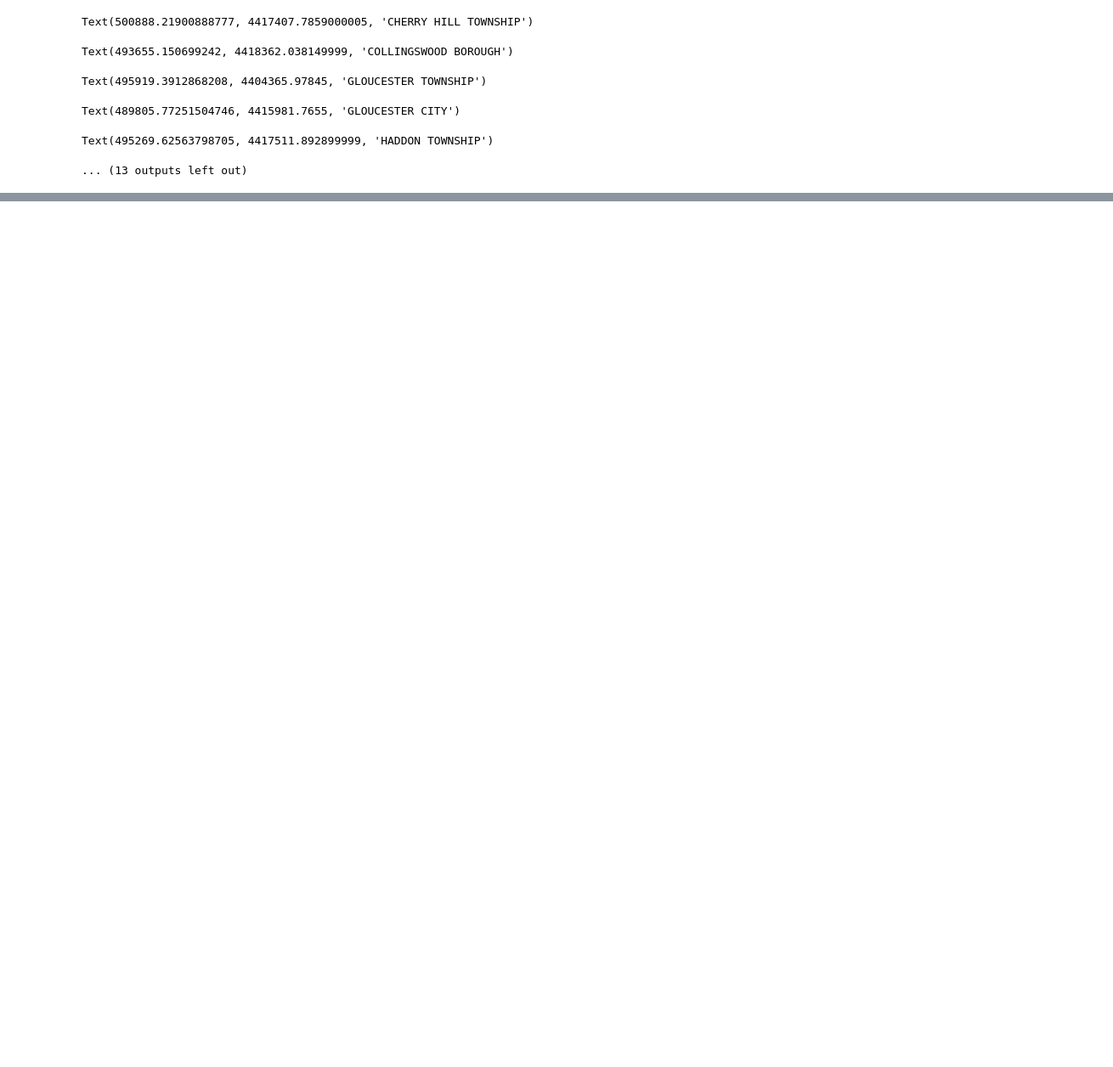
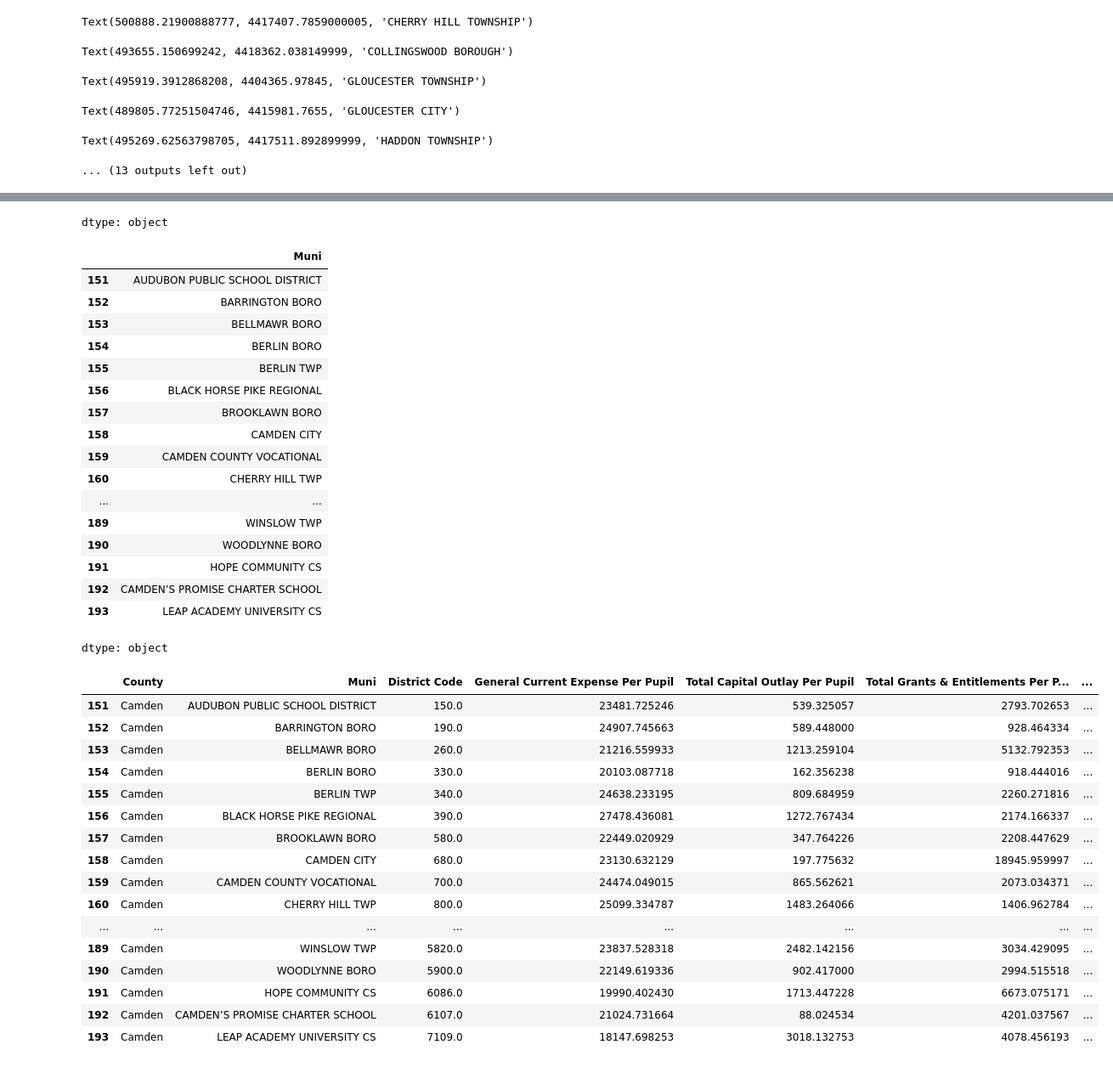
Before and after one commit to MhiyaJ/My-GIS-Stuff, a Jupyter notebook: After School Programs PS2.ipynb, the cells around one changed output, grey strips where cells are left out. Shown at 85% size. Cells and saved outputs as stored; diff of their text form; code cells hidden in the pictures; blank space fills up the shorter version.

```diff
--- a/After School Programs PS2.ipynb
+++ b/After School Programs PS2.ipynb
@@ -906,0 +916,2 @@ fig.show()
+# %%
+SpeXls =pd.read_excel ('https://github.com/MhiyaJ/My-GIS-Stuff/raw/refs/heads/main/Detail_FY24.xlsx', header = 2)
@@ -906,0 +927,10 @@ fig.show()
+# %%
+SpeXls = SpeXls[SpeXls['County'] == 'Camden']
+SpeXls.rename(columns={'District Name': 'Muni'}, inplace=True)
+SpeXls ['Muni'].replace('BORO', 'BOROUGH')
+SpeXls ['Muni'] = SpeXls ['Muni'].str.upper()
+SpeXls ['Muni'] = SpeXls ['Muni'].str.strip()
+SpeXls ['Muni'].replace('BORO', 'BOROUGH')
+SpeXls ['first_word_Muni'] = SpeXls ['Muni'].str.split().str[0]
+SpeXls
+# %% [output]
@@ -906,0 +954,36 @@ fig.show()
+dtype: object
+|  | Muni |
+| 151 | AUDUBON PUBLIC SCHOOL DISTRICT |
+| 152 | BARRINGTON BORO |
+| 153 | BELLMAWR BORO |
+| 154 | BERLIN BORO |
+| 155 | BERLIN TWP |
+| 156 | BLACK HORSE PIKE REGIONAL |
+| 157 | BROOKLAWN BORO |
+| 158 | CAMDEN CITY |
+| 159 | CAMDEN COUNTY VOCATIONAL |
+| 160 | CHERRY HILL TWP |
+| ... | ... |
+| 189 | WINSLOW TWP |
+| 190 | WOODLYNNE BORO |
+| 191 | HOPE COMMUNITY CS |
+| 192 | CAMDEN’S PROMISE CHARTER SCHOOL |
+| 193 | LEAP ACADEMY UNIVERSITY CS |
+dtype: object
+|  | County | Muni | District Code | General Current Expense Per Pupil | Total Capital Outlay Per Pupil | Total Grants & Entitlements Per P... | ... |
+| 151 | Camden | AUDUBON PUBLIC SCHOOL DISTRICT | 150.0 | 23481.725246 | 539.325057 | 2793.702653 | ... |
+| 152 | Camden | BARRINGTON BORO | 190.0 | 24907.745663 | 589.448000 | 928.464334 | ... |
+| 153 | Camden | BELLMAWR BORO | 260.0 | 21216.559933 | 1213.259104 | 5132.792353 | ... |
+| 154 | Camden | BERLIN BORO | 330.0 | 20103.087718 | 162.356238 | 918.444016 | ... |
+| 155 | Camden | BERLIN TWP | 340.0 | 24638.233195 | 809.684959 | 2260.271816 | ... |
+| 156 | Camden | BLACK HORSE PIKE REGIONAL | 390.0 | 27478.436081 | 1272.767434 | 2174.166337 | ... |
+| 157 | Camden | BROOKLAWN BORO | 580.0 | 22449.020929 | 347.764226 | 2208.447629 | ... |
+| 158 | Camden | CAMDEN CITY | 680.0 | 23130.632129 | 197.775632 | 18945.959997 | ... |
+| 159 | Camden | CAMDEN COUNTY VOCATIONAL | 700.0 | 24474.049015 | 865.562621 | 2073.034371 | ... |
+| 160 | Camden | CHERRY HILL TWP | 800.0 | 25099.334787 | 1483.264066 | 1406.962784 | ... |
+| ... | ... | ... | ... | ... | ... | ... | ... |
+| 189 | Camden | WINSLOW TWP | 5820.0 | 23837.528318 | 2482.142156 | 3034.429095 | ... |
+| 190 | Camden | WOODLYNNE BORO | 5900.0 | 22149.619336 | 902.417000 | 2994.515518 | ... |
+| 191 | Camden | HOPE COMMUNITY CS | 6086.0 | 19990.402430 | 1713.447228 | 6673.075171 | ... |
+| 192 | Camden | CAMDEN’S PROMISE CHARTER SCHOOL | 6107.0 | 21024.731664 | 88.024534 | 4201.037567 | ... |
+| 193 | Camden | LEAP ACADEMY UNIVERSITY CS | 7109.0 | 18147.698253 | 3018.132753 | 4078.456193 | ... |
```
Also changed, not shown: parts of 12 cells of this notebook.
